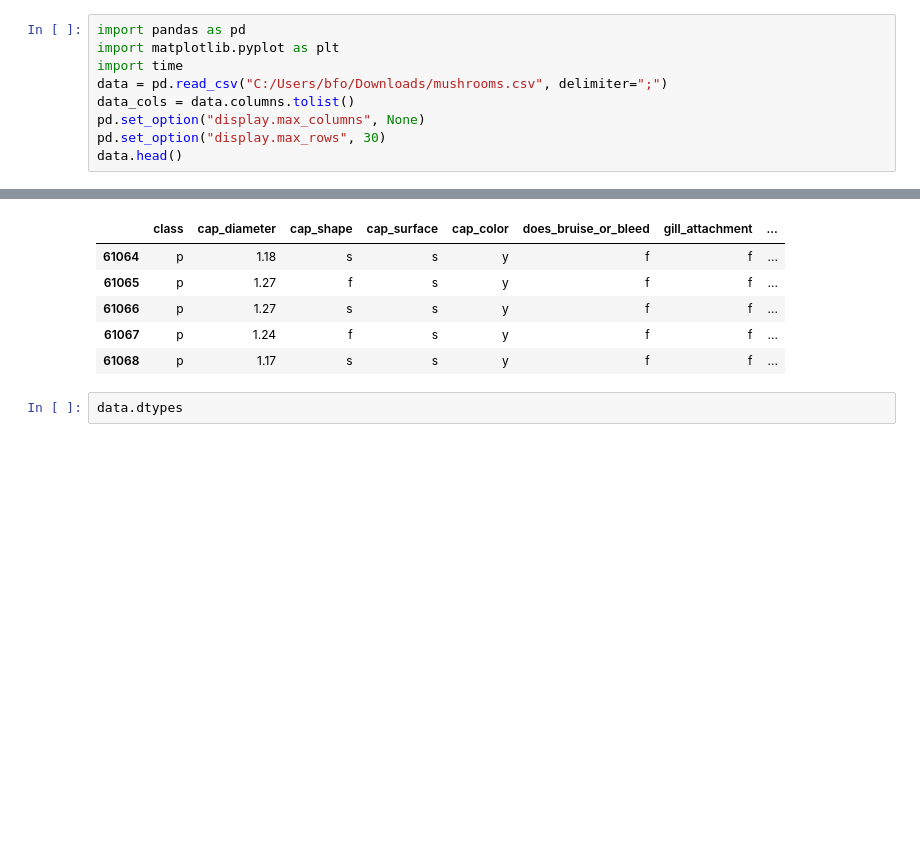
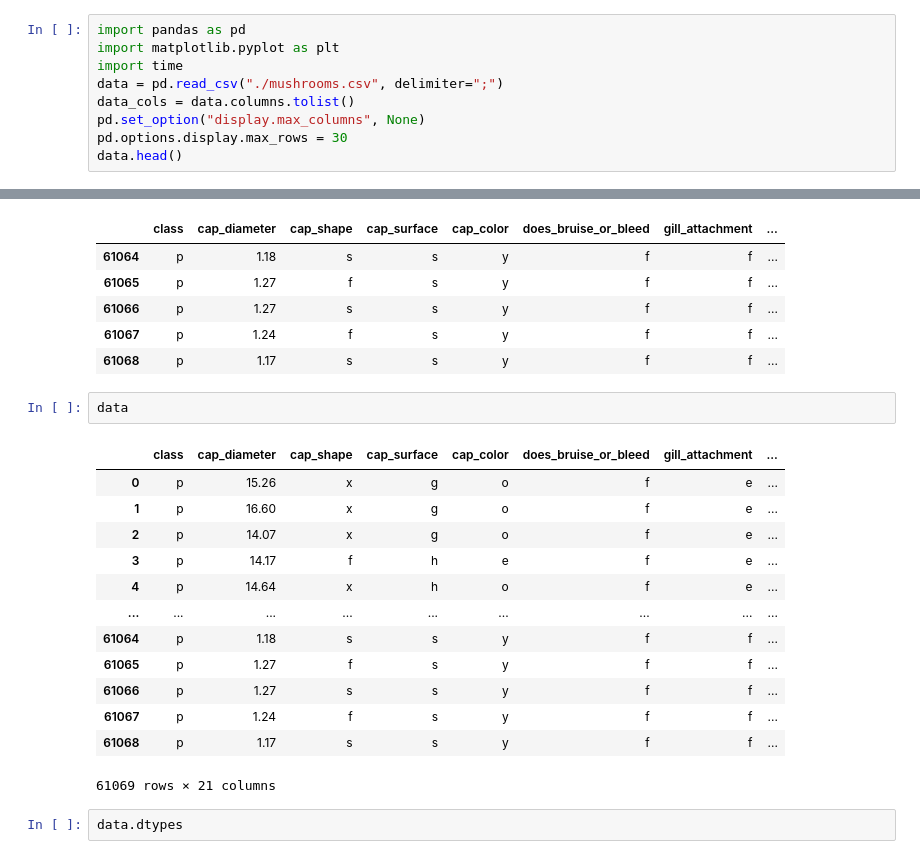
Before and after one commit to BatistaCo-Pedro/ML, a Jupyter notebook: firstSteps.ipynb, the cells around one changed output, grey strips where cells are left out. Drawn from its saved outputs; the diff is of its cells as text; blank space fills up the shorter version.

```diff
--- a/firstSteps.ipynb
+++ b/firstSteps.ipynb
@@ -2,10 +2,10 @@
 import pandas as pd
 import matplotlib.pyplot as plt
 import time
-data = pd.read_csv("C:/Users/bfo/Downloads/mushrooms.csv", delimiter=";")
+data = pd.read_csv("./mushrooms.csv", delimiter=";")
 data_cols = data.columns.tolist()
 pd.set_option("display.max_columns", None)
-pd.set_option("display.max_rows", 30)
+pd.options.display.max_rows = 30
 data.head()
 # %% [output]
 |  | class | cap_diameter | cap_shape | cap_surface | cap_color | does_bruise_or_bleed | gill_attachment | ... |
@@ -23,6 +23,22 @@ data.tail()
 | 61066 | p | 1.27 | s | s | y | f | f | ... |
 | 61067 | p | 1.24 | f | s | y | f | f | ... |
 | 61068 | p | 1.17 | s | s | y | f | f | ... |
+# %%
+data
+# %% [output]
+|  | class | cap_diameter | cap_shape | cap_surface | cap_color | does_bruise_or_bleed | gill_attachment | ... |
+| 0 | p | 15.26 | x | g | o | f | e | ... |
+| 1 | p | 16.60 | x | g | o | f | e | ... |
+| 2 | p | 14.07 | x | g | o | f | e | ... |
+| 3 | p | 14.17 | f | h | e | f | e | ... |
+| 4 | p | 14.64 | x | h | o | f | e | ... |
+| ... | ... | ... | ... | ... | ... | ... | ... | ... |
+| 61064 | p | 1.18 | s | s | y | f | f | ... |
+| 61065 | p | 1.27 | f | s | y | f | f | ... |
+| 61066 | p | 1.27 | s | s | y | f | f | ... |
+| 61067 | p | 1.24 | f | s | y | f | f | ... |
+| 61068 | p | 1.17 | s | s | y | f | f | ... |
+61069 rows × 21 columns
 # %%
 data.dtypes
 # %% [output]
```
Also changed, not shown: parts of 1 cell of this notebook, 8 other files.
